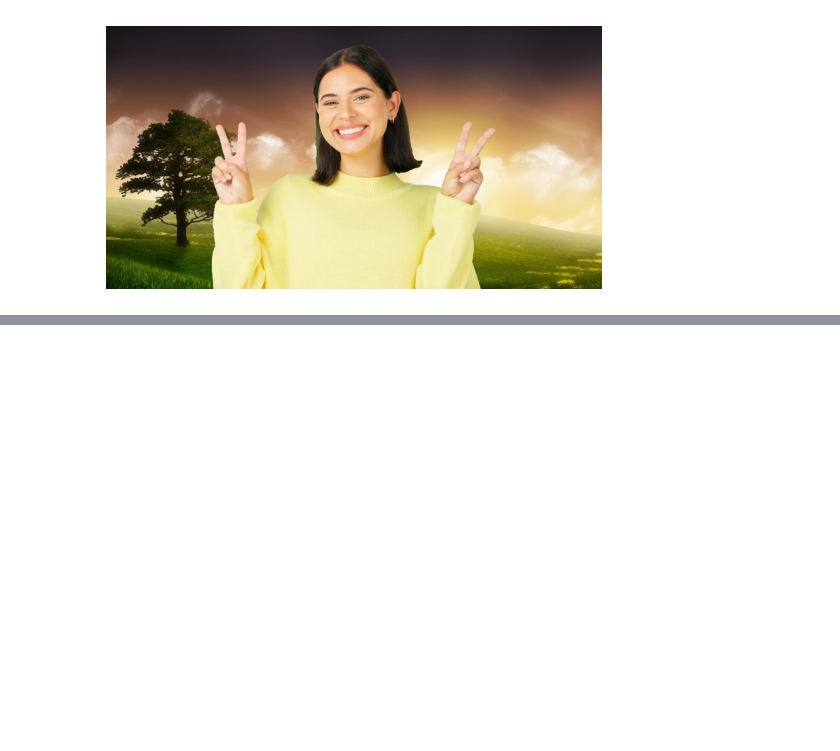
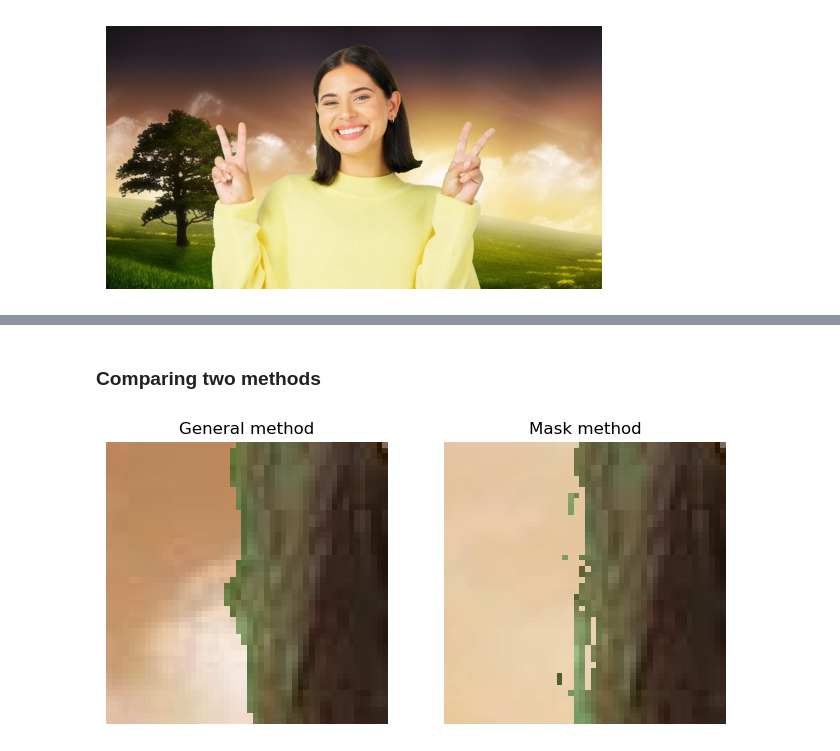
Before and after one commit to dilansenuruk/Image-Processing, a Jupyter notebook: Green_screen_problem.ipynb, the cells around one changed output, grey strips where cells are left out. Cells and saved outputs as stored; diff of their text form; code cells hidden in the pictures; blank space fills up the shorter version.

```diff
--- a/Green_screen_problem.ipynb
+++ b/Green_screen_problem.ipynb
@@ -68,0 +96,18 @@ plt.show()
+# %% [markdown]
+### Comparing two methods
+# %%
+# converting the colorspaces
+new_image_bgr = cv.cvtColor(new_image, cv.COLOR_RGB2BGR)
+combined_image_rgb = cv.cvtColor(combined_image, cv.COLOR_BGR2RGB)
+
+# displaying the images of two methods
+fig, ax = plt.subplots(1, 2, figsize=(8, 4))
+ax[0].imshow(new_image[380:430, 700:750])
+ax[0].set_title("General method")
+ax[0].axis("off")
+ax[1].imshow(combined_image_rgb[380:430, 700:750])
+ax[1].set_title("Mask method")
+ax[1].axis("off")
+plt.show()
+# %% [output]
+[figure, added]
```
Also changed, not shown: parts of 7 cells of this notebook, 1 other file.
